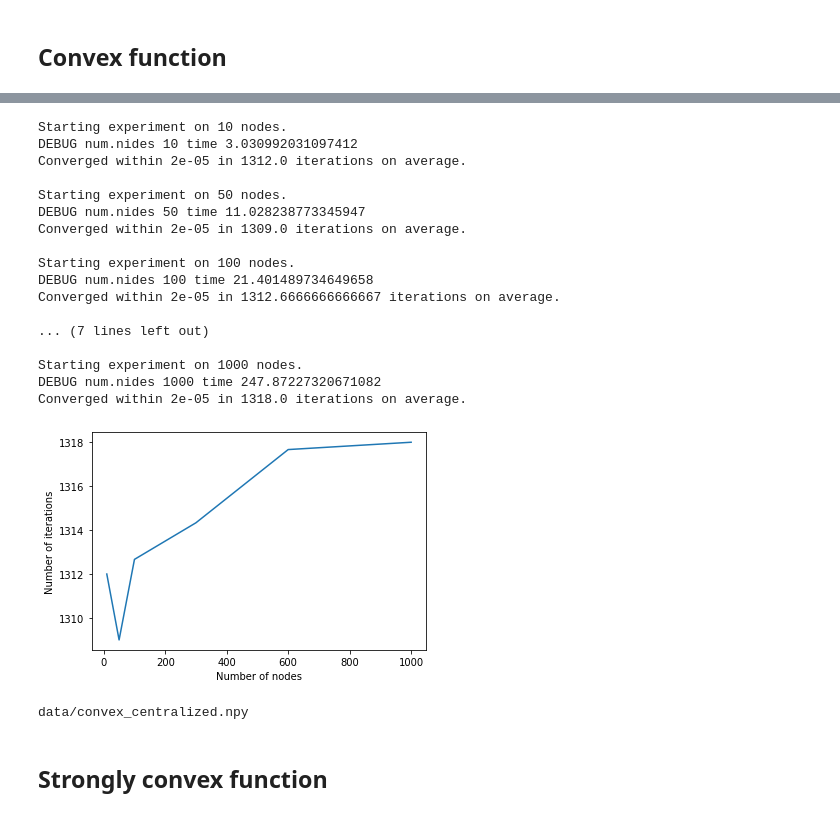
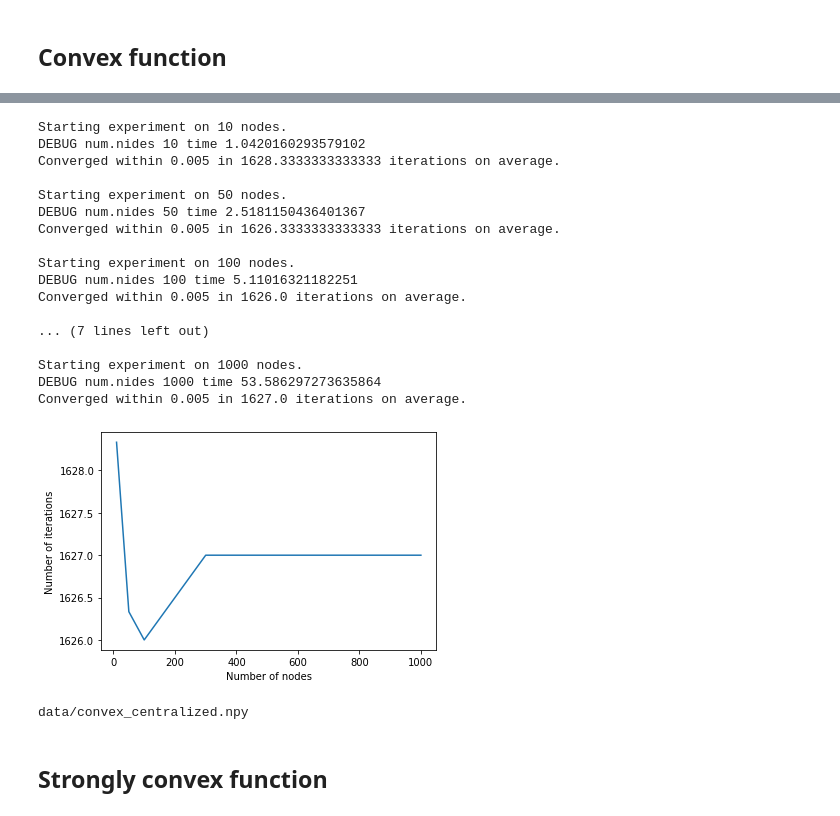
Before and after one commit to Katerina5649/OptML, a Jupyter notebook: experiments.ipynb, the cells around one changed output, grey strips where cells are left out. Saved outputs shown, nothing was run; the diff lists cells and outputs as text; code cells hidden in the pictures.

```diff
--- a/experiments.ipynb
+++ b/experiments.ipynb
@@ -16,7 +16,7 @@ def decentralizedSGD(x0, lr, max_iter, eps, W, oracle):
 
     errors = []
 
-    x_star, _ = oracle.getMin()
+    x_star, f_star = oracle.getMin()
 
     while (itr < max_iter) and (error > eps):
 
@@ -303,8 +303,8 @@ data/nonconvex_centralized.npy
 func_type = "convex"
 # %%
 topology = "dense"
-lr = 1e-2
-threshold = 2e-5
+lr = 1e-1
+threshold = 5e-3
 
 means, results = experiment(num_nodes, n_params, topology, func_type, max_iter, lr, threshold, number_exp)
 
@@ -337,8 +337,8 @@ Converged within 2e-05 in 1390.0 iterations on average.
 data/convex_dense.npy
 # %%
 topology = "ring"
-lr = 1e-2
-threshold = 2e-5
+lr = 1e-1
+threshold = 5e-3
 
 means, results = experiment(num_nodes, n_params, topology, func_type, max_iter, lr, threshold, number_exp)
 
@@ -371,37 +371,37 @@ Converged within 2e-05 in 1256.0 iterations on average.
 data/convex_ring.npy
 # %%
 topology = "centralized"
-lr = 1e-2
-threshold = 2e-5
+lr = 1e-1
+threshold = 5e-3
 
 means, results = experiment(num_nodes, n_params, topology, func_type, max_iter, lr, threshold, number_exp)
 
 plotIter(num_nodes, means)
 
 filename = save_folder + func_type.replace(" ", "") + "_" + topology + ".npy"
 print(filename)
 
 with open(filename, 'wb') as f:
     np.save(f, results)
 # %% [output]
 Starting experiment on 10 nodes.
-DEBUG num.nides 10 time 3.030992031097412
-Converged within 2e-05 in 1312.0 iterations on average.
+DEBUG num.nides 10 time 1.0420160293579102
+Converged within 0.005 in 1628.3333333333333 iterations on average.
 
 Starting experiment on 50 nodes.
-DEBUG num.nides 50 time 11.028238773345947
-Converged within 2e-05 in 1309.0 iterations on average.
+DEBUG num.nides 50 time 2.5181150436401367
+Converged within 0.005 in 1626.3333333333333 iterations on average.
 
 Starting experiment on 100 nodes.
-DEBUG num.nides 100 time 21.401489734649658
-Converged within 2e-05 in 1312.6666666666667 iterations on average.
+DEBUG num.nides 100 time 5.11016321182251
+Converged within 0.005 in 1626.0 iterations on average.
 
 ... (7 lines left out)
 
 Starting experiment on 1000 nodes.
-DEBUG num.nides 1000 time 247.87227320671082
-Converged within 2e-05 in 1318.0 iterations on average.
+DEBUG num.nides 1000 time 53.586297273635864
+Converged within 0.005 in 1627.0 iterations on average.
-[figure, old version]
+[figure, new version]
 data/convex_centralized.npy
 # %% [markdown]
 ## Strongly convex function
```
Also changed, not shown: parts of 7 cells of this notebook, 7 other files.
